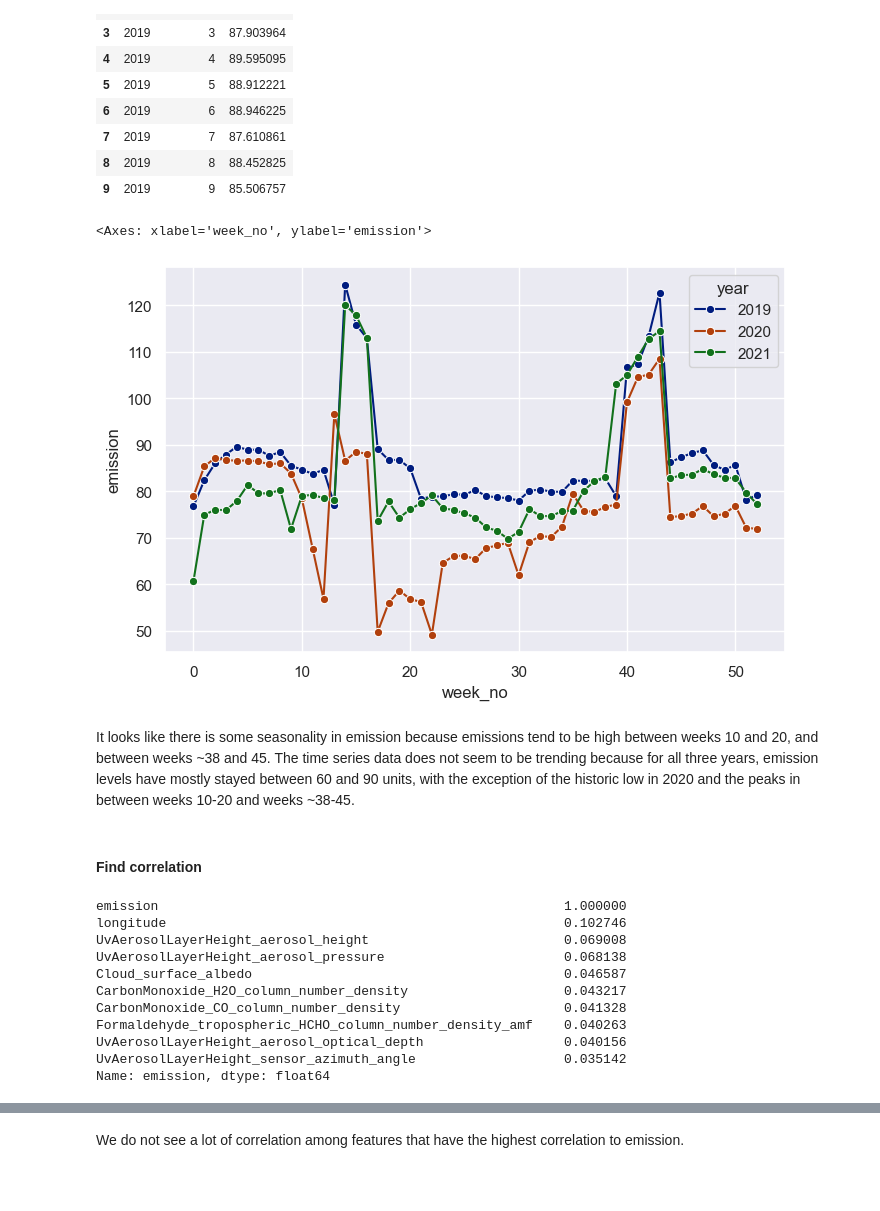
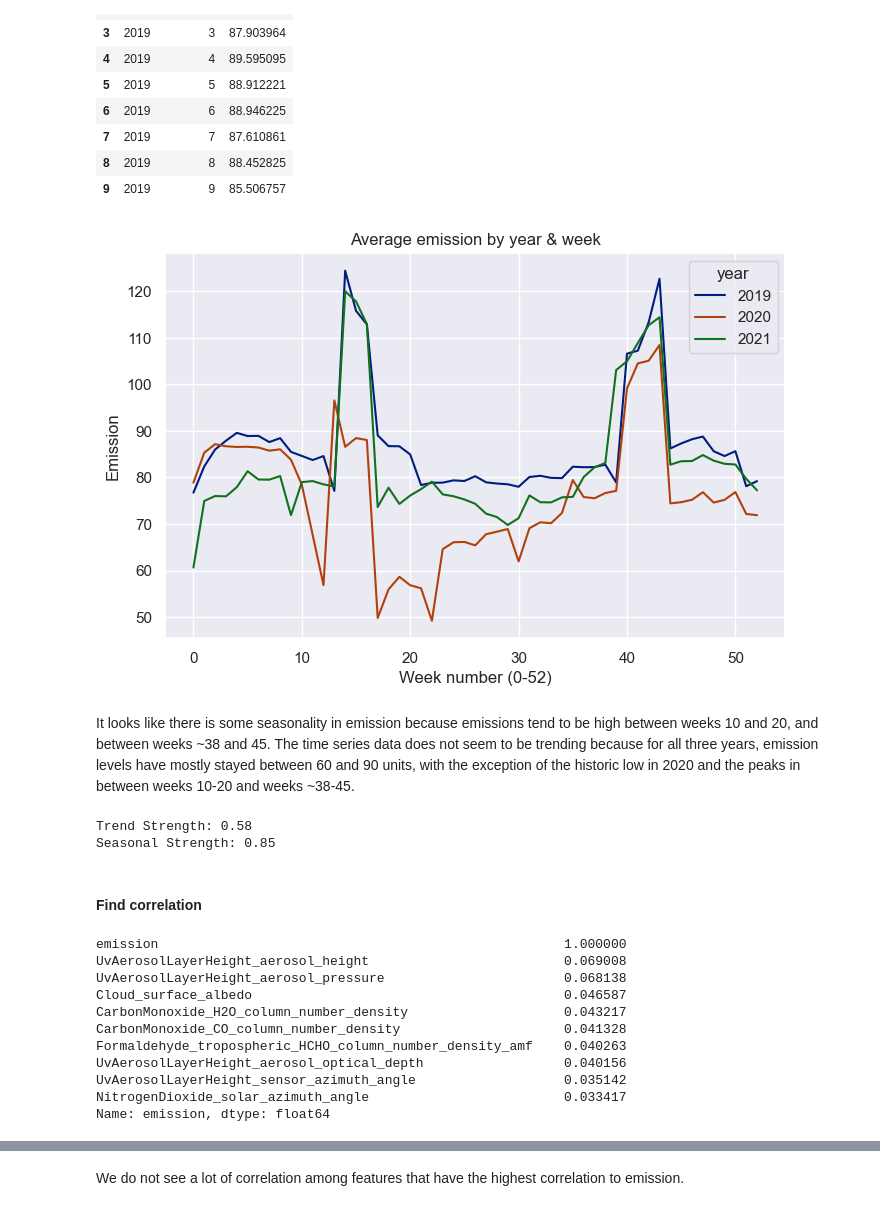
Before and after one commit to aschlecht1/MLM24_Predict-CO2-Emissions-in-Rwanda, a Jupyter notebook: CO2 Emissions (ML Marathon 2024).ipynb, the cells around one changed output, grey strips where cells are left out. Drawn from its saved outputs; the diff is of its cells as text; code cells hidden in the pictures; blank space fills up the shorter version.

```diff
--- a/CO2 Emissions (ML Marathon 2024).ipynb
+++ b/CO2 Emissions (ML Marathon 2024).ipynb
@@ -59,4 +66,11 @@ print("Total rows of data=", len(unique_latlongs) * 159)
 Total rows of data= 79023
 # %%
 # Make a location column in this form: "latitude_longitude"
-df["location_id"] = df["latitude"].astype(str) + '  ' + df["longitude"].astype(str)
+df["location_id"] = df["latitude"].astype(str) + '_' + df["longitude"].astype(str)
+df["date"] = df["year"].astype(str) + '_' + df["week_no"].astype(str)
+
+# Rearrange columns
+columns = list(df.columns)
+columns.insert(5, columns.pop(columns.index('location_id'))) # columns.pop(columns.index('location_id') contains the string "location_id"
+columns.insert(6, columns.pop(columns.index('date')))
+df = df[columns]
@@ -196,13 +203,53 @@ avg_emissions_by_year_week.head(10)
 | 8 | 2019 | 8 | 88.452825 |
 | 9 | 2019 | 9 | 85.506757 |
 # %%
-#define figure size
 sns.set_theme(rc={'figure.figsize':(8, 5)})
-sns.lineplot(data = avg_emissions_by_year_week, x = "week_no", y = "emission", hue = "year", palette='dark', marker="o")
+sns.lineplot(data = avg_emissions_by_year_week, x = "week_no", y = "emission", hue = "year", palette='dark').set(xlabel = "Week number (0-52)", ylabel = "Emission", title='Average emission by year & week');
 # %% [output]
-<Axes: xlabel='week_no', ylabel='emission'>
-[figure, old version]
+[figure, new version]
 # %% [markdown]
 It looks like there is some seasonality in emission because emissions tend to be high between weeks 10 and 20, and between weeks ~38 and 45. The time series data does not seem to be trending because for all three years, emission levels have mostly stayed between 60 and 90 units, with the exception of the historic low in 2020 and the peaks in between weeks 10-20 and weeks ~38-45.
+# %%
+## The following code calculates the Ft and Fs (measure strength of trend and seasonality)
+## The closer Ft and Fs values are to 1, the stronger the seasonality and trend strengths are.
+
+data = avg_emissions_by_year_week["emission"]
+# Perform STL decomposition
+stl = STL(data, period = 53)  # Adjust period as needed for your data
+result = stl.fit()
+
+# Extract components
+trend = result.trend
+seasonal = result.seasonal
+residual = result.resid
+t_and_r = trend + residual
+
+# Ensure all series are aligned
+if not trend.empty and not residual.empty and not seasonal.empty:
+    # Calculate Trend Strength
+    var_residual = residual.var()
+    var_t_plus_r = t_and_r.var()
+    var_detrended = (data - trend).var()
+    if var_detrended == 0:
+        trend_strength = 0
+        print("Trend Strength: 0 (Detrended variance is zero)")
+    else:
+        trend_strength = 1 - (var_residual / var_t_plus_r)
+        trend_strength = max(0, trend_strength)  # Avoid negative strength
+        print(f"Trend Strength: {trend_strength:.2f}")
+    # Calculate Seasonal Strength
+    var_seasonal = seasonal.var()
+    if var_detrended == 0:
+        seasonal_strength = 0
+        print("Seasonal Strength: 0 (Detrended variance is zero)")
+    else:
+        seasonal_strength = var_seasonal / var_detrended
+        seasonal_strength = max(0, seasonal_strength)  # Avoid negative strength
+        print(f"Seasonal Strength: {seasonal_strength:.2f}")
+else:
+    print("Trend, Seasonal, or Residual series is empty or misaligned.")
+# %% [output]
+Trend Strength: 0.58
+Seasonal Strength: 0.85
 # %% [markdown]
 #### Find correlation
@@ -211,10 +256,11 @@ correlation_subsetdf = df.iloc[:, 1:(len(df.columns)-1)].corr()
 # %%
+correlation_subsetdf = df.iloc[:, 7:].corr()
+
 # Ten variables that are most highly correlated with emission
 top10_corrs = abs(correlation_subsetdf['emission']).sort_values(ascending = False).head(10)
 top10_corrs
 # %% [output]
 emission                                                    1.000000
-longitude                                                   0.102746
 UvAerosolLayerHeight_aerosol_height                         0.069008
 UvAerosolLayerHeight_aerosol_pressure                       0.068138
 Cloud_surface_albedo                                        0.046587
@@ -223,6 +269,7 @@ CarbonMonoxide_CO_column_number_density                     0.041328
 Formaldehyde_tropospheric_HCHO_column_number_density_amf    0.040263
 UvAerosolLayerHeight_aerosol_optical_depth                  0.040156
 UvAerosolLayerHeight_sensor_azimuth_angle                   0.035142
+NitrogenDioxide_solar_azimuth_angle                         0.033417
 Name: emission, dtype: float64
 # %%
 # Create a heatmap displaying correlation between features
```
Also changed, not shown: parts of 80 cells of this notebook, 1 other file.
